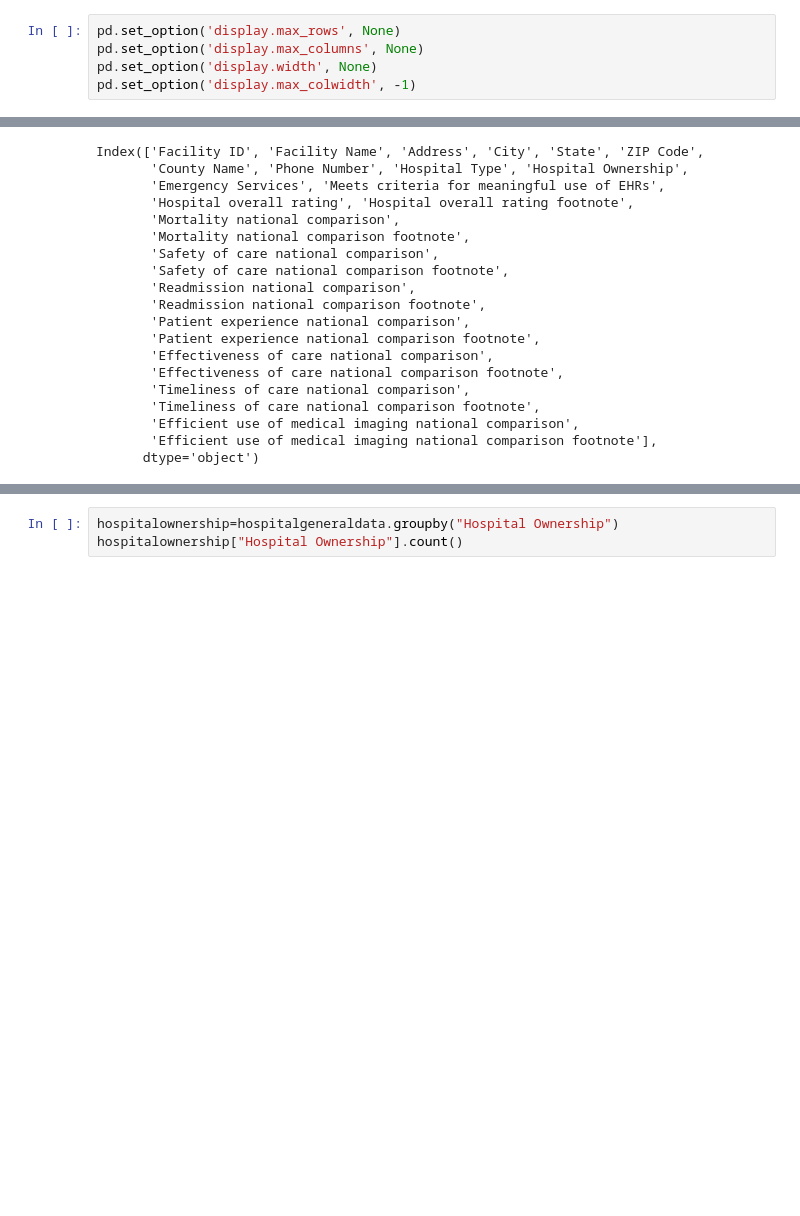
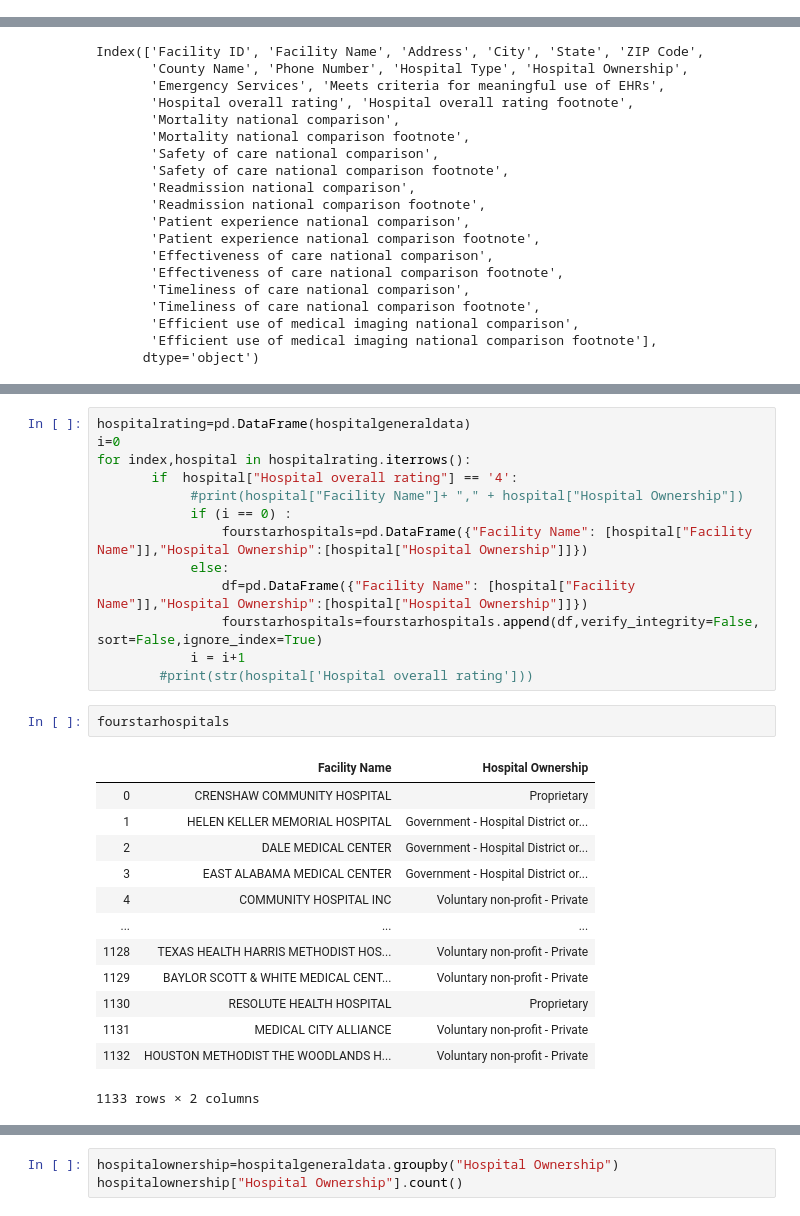
Before and after one commit to ishanku/MedicareDataAnalysisProject, a Jupyter notebook: HospitalAnalysis.ipynb, the cells around one changed output, grey strips where cells are left out. Drawn from its saved outputs; the diff is of its cells as text; blank space fills up the shorter version.

```diff
--- a/HospitalAnalysis.ipynb
+++ b/HospitalAnalysis.ipynb
@@ -16,11 +16,6 @@ from main import FilePhysicianGroupMIPSData
 from main import FilePhysicianIndivialMIPSData
 # %%
 hospitalgeneraldata=DataLoader.LoadFile(FileHospitalGeneralData)
-# %%
-pd.set_option('display.max_rows', None)
-pd.set_option('display.max_columns', None)
-pd.set_option('display.width', None)
-pd.set_option('display.max_colwidth', -1)
 # %%
 hospitalgeneraldata.head()
 # %% [output]
@@ -54,0 +80,29 @@ Index(['Facility ID', 'Facility Name', 'Address', 'City', 'State', 'ZIP Code',
+# %%
+hospitalrating=pd.DataFrame(hospitalgeneraldata)
+i=0
+for index,hospital in hospitalrating.iterrows():
+       if  hospital["Hospital overall rating"] == '4':
+            #print(hospital["Facility Name"]+ "," + hospital["Hospital Ownership"])
+            if (i == 0) :
+                fourstarhospitals=pd.DataFrame({"Facility Name": [hospital["Facility Name"]],"Hospital Ownership":[hospital["Hospital Ownership"]]})
+            else:
+                df=pd.DataFrame({"Facility Name": [hospital["Facility Name"]],"Hospital Ownership":[hospital["Hospital Ownership"]]})
+                fourstarhospitals=fourstarhospitals.append(df,verify_integrity=False, sort=False,ignore_index=True)
+            i = i+1
+        #print(str(hospital['Hospital overall rating']))
+# %%
+fourstarhospitals
+# %% [output]
+|  | Facility Name | Hospital Ownership |
+| 0 | CRENSHAW COMMUNITY HOSPITAL | Proprietary |
+| 1 | HELEN KELLER MEMORIAL HOSPITAL | Government - Hospital District or... |
+| 2 | DALE MEDICAL CENTER | Government - Hospital District or... |
+| 3 | EAST ALABAMA MEDICAL CENTER | Government - Hospital District or... |
+| 4 | COMMUNITY HOSPITAL INC | Voluntary non-profit - Private |
+| ... | ... | ... |
+| 1128 | TEXAS HEALTH HARRIS METHODIST HOS... | Voluntary non-profit - Private |
+| 1129 | BAYLOR SCOTT & WHITE MEDICAL CENT... | Voluntary non-profit - Private |
+| 1130 | RESOLUTE HEALTH HOSPITAL | Proprietary |
+| 1131 | MEDICAL CITY ALLIANCE | Voluntary non-profit - Private |
+| 1132 | HOUSTON METHODIST THE WOODLANDS H... | Voluntary non-profit - Private |
+1133 rows × 2 columns
```
Also changed, not shown: parts of 20 cells of this notebook.
